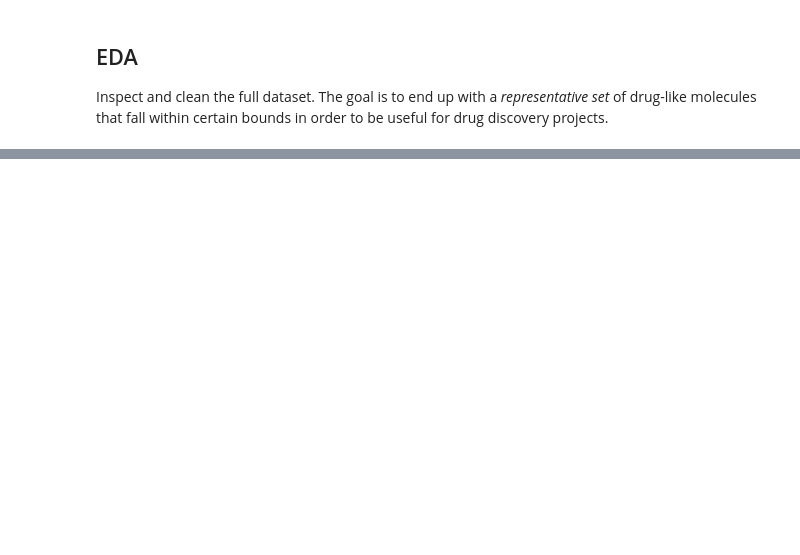
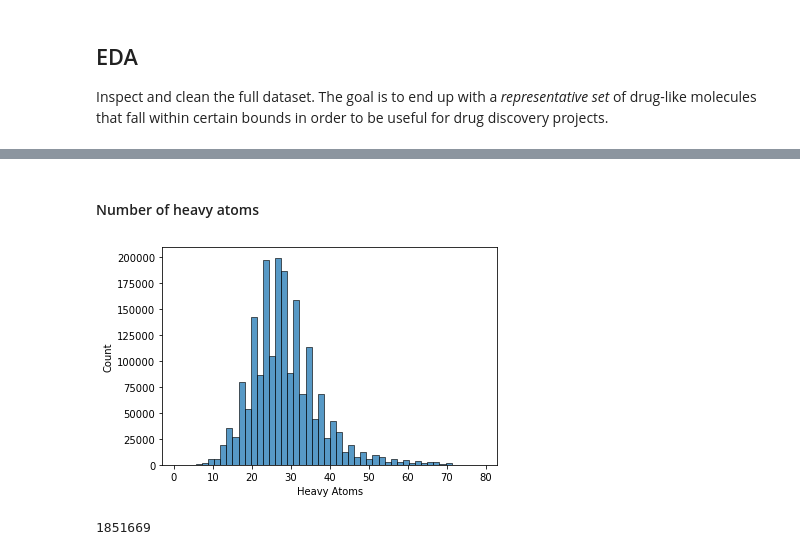
Before and after one commit to robertlizatovic/DeepChemistry, a Jupyter notebook: fetch_data.ipynb, the cells around one changed output, grey strips where cells are left out. Cells and saved outputs as stored; diff of their text form; code cells hidden in the pictures; blank space fills up the shorter version.

```diff
--- a/fetch_data.ipynb
+++ b/fetch_data.ipynb
@@ -85,0 +129,13 @@ molecules.describe()
+# %% [markdown]
+#### Number of heavy atoms
+# %%
+NHA = "Heavy Atoms"
+_ = sns.histplot(data=molecules, x=NHA, bins=50)
+# %% [output]
+[figure, added]
+# %%
+# filter molecules with too many heavy atoms
+molecules = molecules.query("`{}` < 52".format(NHA))
+len(molecules)
+# %% [output]
+1851669
```
Also changed, not shown: parts of 54 cells of this notebook.
